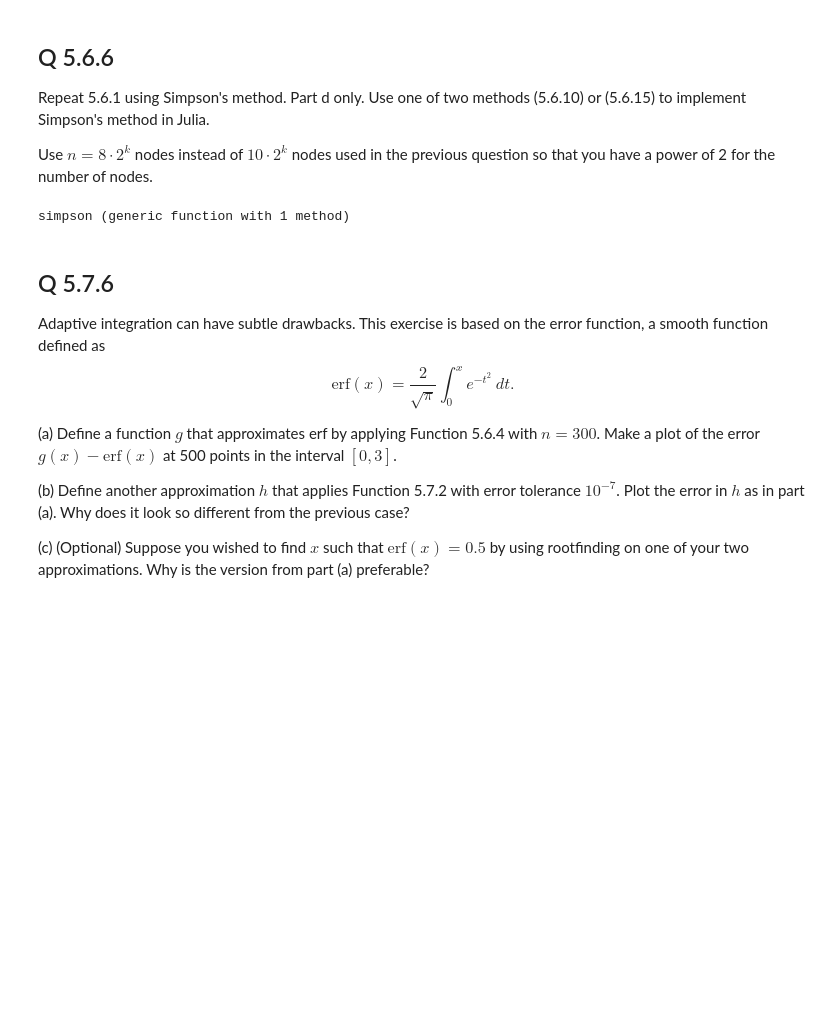
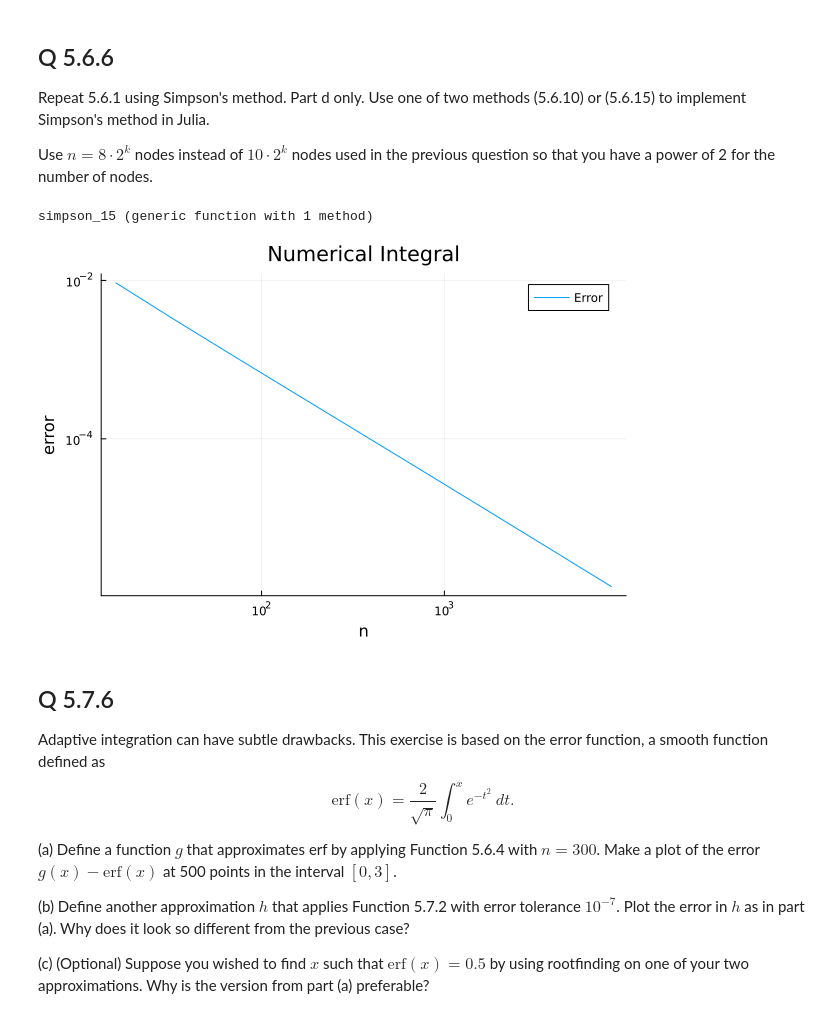
Before and after one commit to nekomiya-kasane/exercises, a Jupyter notebook: 2023-03-17-Julia/Julia A4.ipynb, the cells around one changed output. Drawn from its saved outputs; the diff is of its cells as text; code cells hidden in the pictures; blank space fills up the shorter version.

```diff
--- a/2023-03-17-Julia/Julia A4.ipynb
+++ b/2023-03-17-Julia/Julia A4.ipynb
@@ -109,8 +260,43 @@ function simpson(f, a, b, k)
     end
     simp_table[k]
 end
+
+function simpson_15(f, a, b, k)
+    n = k ÷ 2
+    xs = LinRange(a, b, k)
+    h = xs[2] - xs[1]
+    sm = 0
+    for i = 0:(length(xs)-1)
+        if (i == 0) | (i == length(xs)-1)
+            sm += f(xs[i + 1])
+        elseif Bool(i % 2) # odd
+            sm += 4 * f(xs[i + 1])
+        else
+            sm += 2 * f(xs[i + 1])
+        end
+    end
+    sm *= h / 3
+end
 # %% [output]
-simpson (generic function with 1 method)
+simpson_15 (generic function with 1 method)
+# %%
+f3 = x -> sqrt(x) * log(x)
+
+exact = - 4/9
+m = 10
+
+ns = Vector{Int64}(undef, m)
+errs = zeros(m)
+low = eps()
+for k = 1:m
+    ns[k] = 8 * 2 ^ k
+    T = simpson_15(f3, low, 1, ns[k]);
+    errs[k] = abs(T + 4 / 9)
+end
+# %%
+plot(ns, errs, yaxis=:log, xaxis=:log, title="Numerical Integral", xlabel="n", ylabel="error", label="Error")
+# %% [output]
+[figure, added]
 # %% [markdown]
 ## Q 5.7.6
 
```
Also changed, not shown: parts of 31 cells of this notebook, 1 other file.
